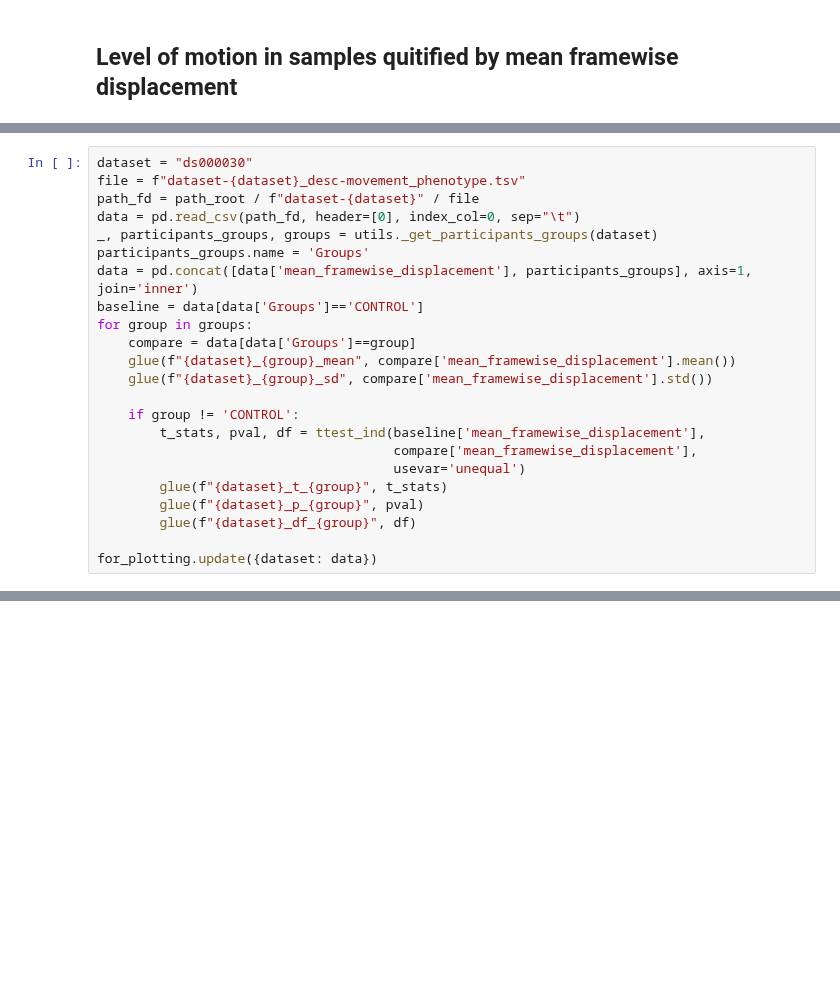
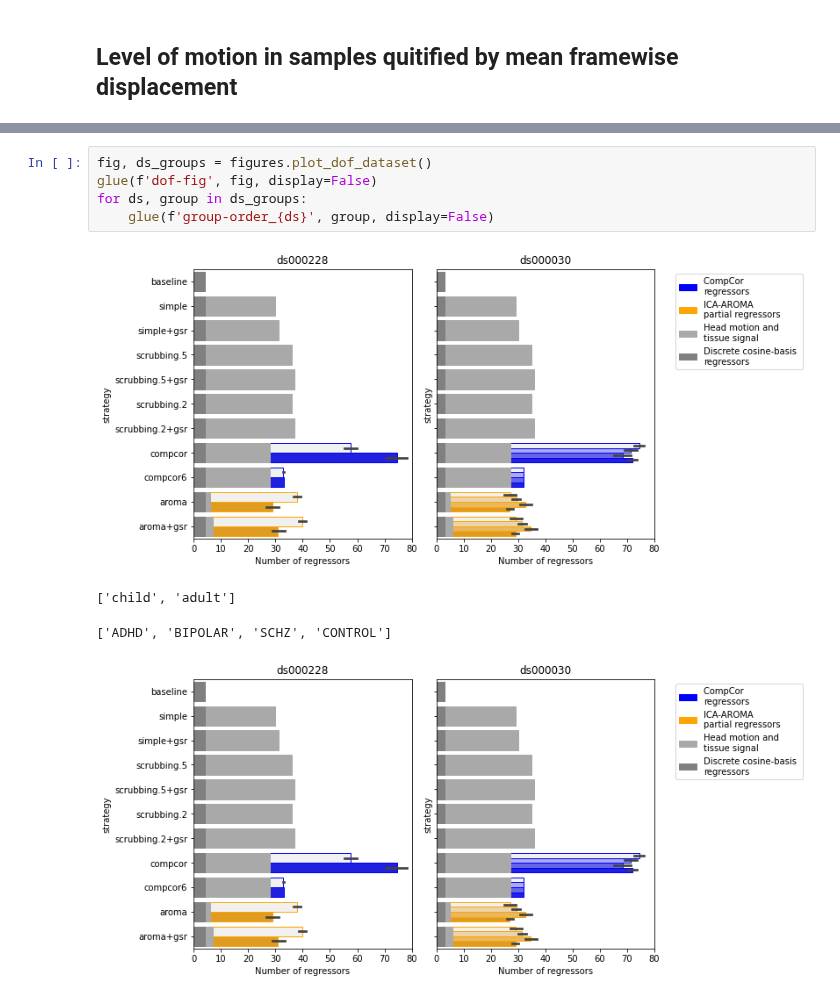
Before and after one commit to SIMEXP/fmriprep-denoise-benchmark, a Jupyter notebook: _sources/research_report/results.ipynb, the cells around one changed output, grey strips where cells are left out. Drawn from its saved outputs; the diff is of its cells as text; blank space fills up the shorter version.

```diff
--- a/_sources/research_report/results.ipynb
+++ b/_sources/research_report/results.ipynb
@@ -76,23 +95,0 @@ This is consistent with the existing literature.
-# %%
-dataset = "ds000030"
-file = f"dataset-{dataset}_desc-movement_phenotype.tsv"
-path_fd = path_root / f"dataset-{dataset}" / file
-data = pd.read_csv(path_fd, header=[0], index_col=0, sep="\t")
-_, participants_groups, groups = utils._get_participants_groups(dataset)
-participants_groups.name = 'Groups'
-data = pd.concat([data['mean_framewise_displacement'], participants_groups], axis=1, join='inner')
-baseline = data[data['Groups']=='CONTROL']
-for group in groups:
-    compare = data[data['Groups']==group]
-    glue(f"{dataset}_{group}_mean", compare['mean_framewise_displacement'].mean())
-    glue(f"{dataset}_{group}_sd", compare['mean_framewise_displacement'].std())
-
-    if group != 'CONTROL':
-        t_stats, pval, df = ttest_ind(baseline['mean_framewise_displacement'],
-                                      compare['mean_framewise_displacement'],
-                                      usevar='unequal')
-        glue(f"{dataset}_t_{group}", t_stats)
-        glue(f"{dataset}_p_{group}", pval)
-        glue(f"{dataset}_df_{group}", df)
-
-for_plotting.update({dataset: data})
@@ -302,0 +159,10 @@ The variance comes from different resolution of the same parcellation scheme, ep
+# %%
+fig, ds_groups = figures.plot_dof_dataset()
+glue(f'dof-fig', fig, display=False)
+for ds, group in ds_groups:
+    glue(f'group-order_{ds}', group, display=False)
+# %% [output]
+[figure, added]
+['child', 'adult']
+['ADHD', 'BIPOLAR', 'SCHZ', 'CONTROL']
+[figure, added]
```
Also changed, not shown: parts of 13 cells of this notebook, 56 other files.
